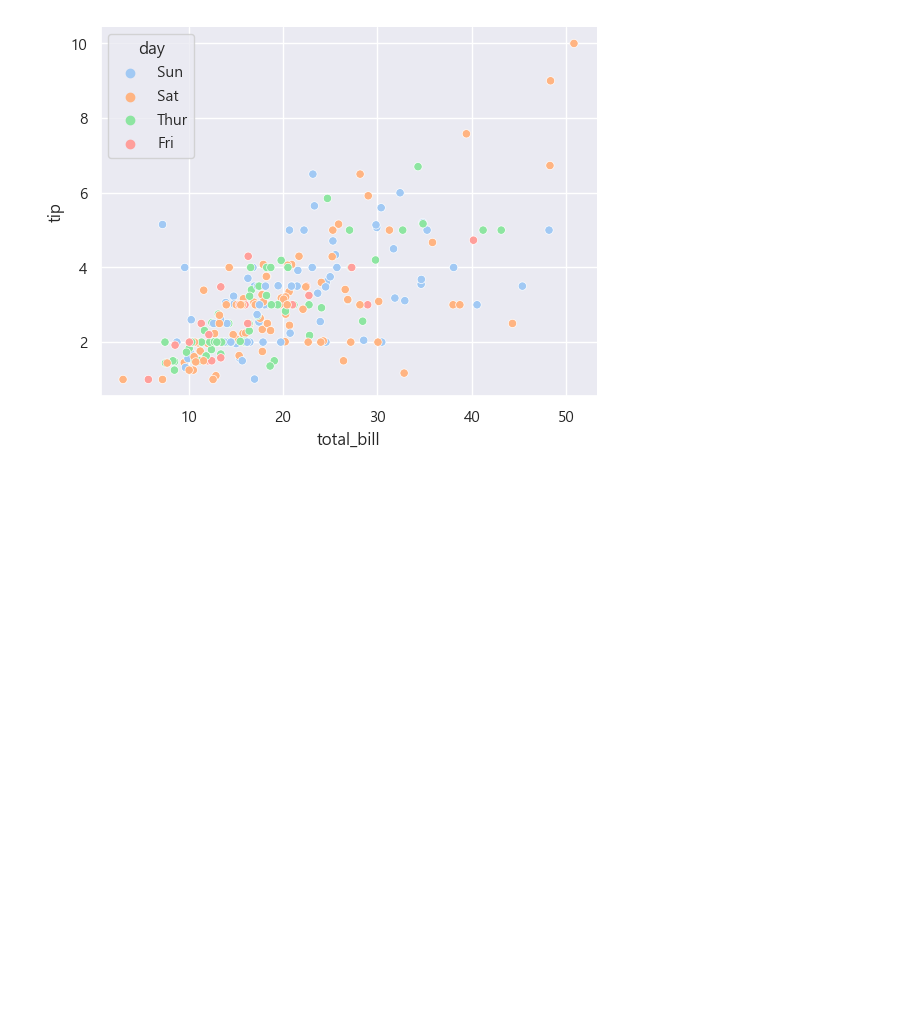
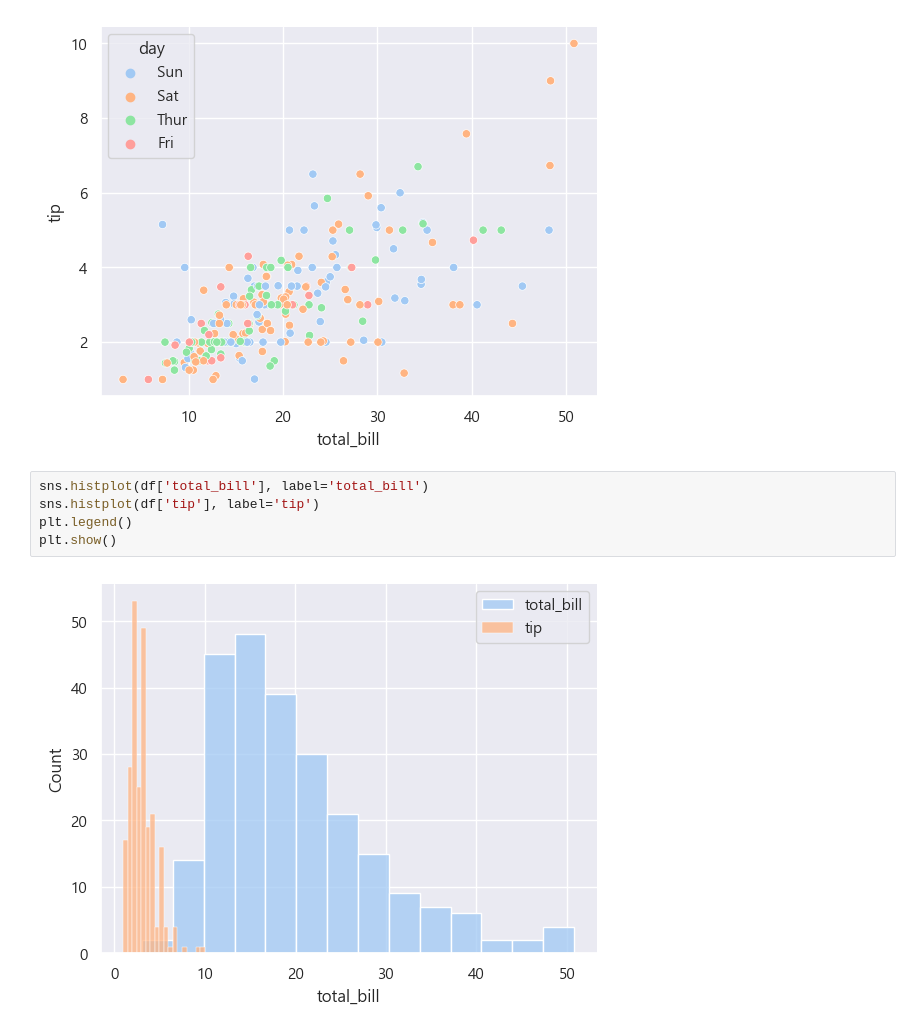
Before and after one commit to leejaesang6098/aiffel_study, a Jupyter notebook: 0811_node/by_tips.ipynb, the cells around one changed output. Cells and saved outputs as stored; diff of their text form; blank space fills up the shorter version.

```diff
--- a/0811_node/by_tips.ipynb
+++ b/0811_node/by_tips.ipynb
@@ -135,3 +135,10 @@ sns.scatterplot(data=df, x='total_bill', y='tip', hue='day')
 plt.show()
 # %% [output]
 [figure]
+# %%
+sns.histplot(df['total_bill'], label='total_bill')
+sns.histplot(df['tip'], label='tip')
+plt.legend()
+plt.show()
+# %% [output]
+[figure, added]
```
Also changed, not shown: parts of 7 cells of this notebook.
